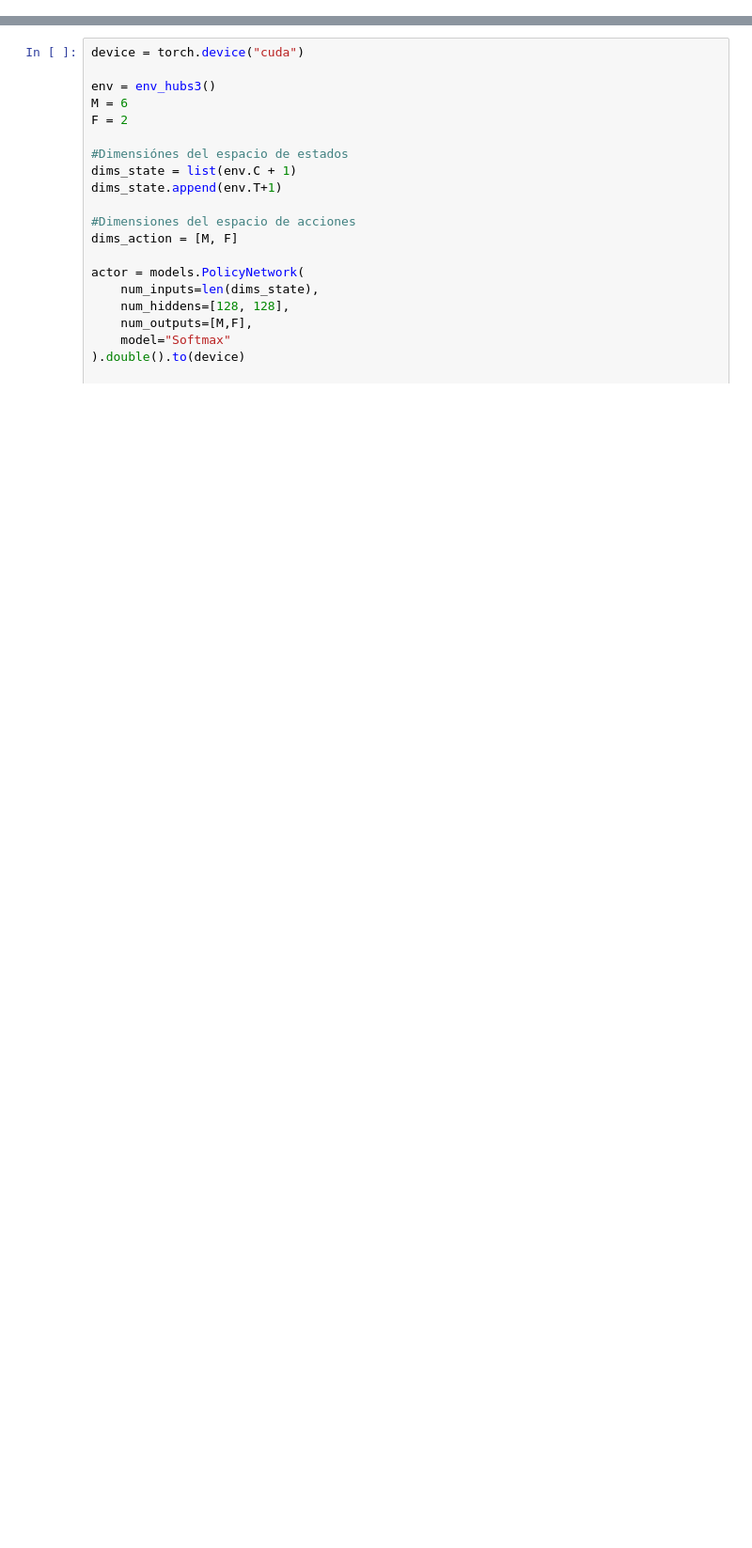
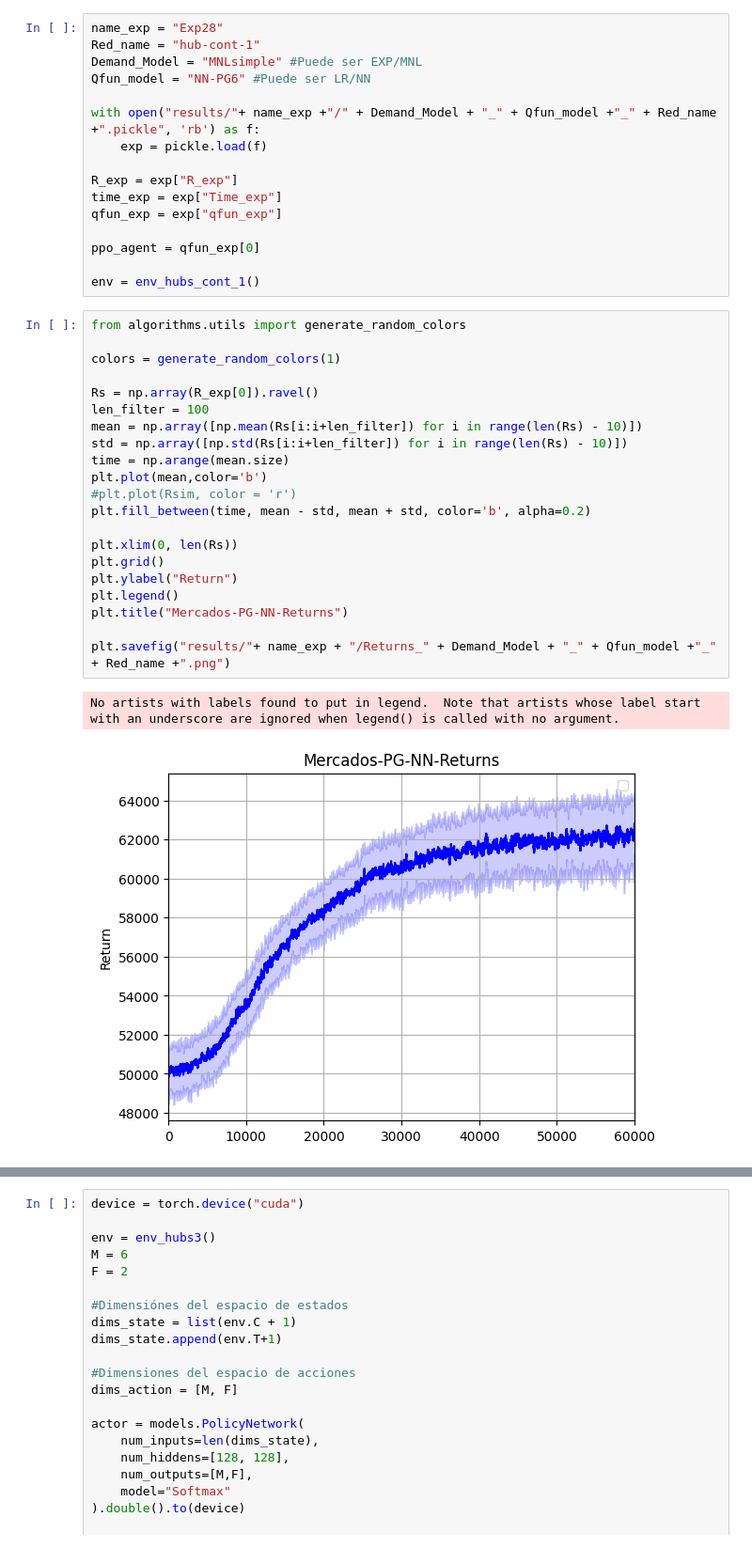
Before and after one commit to Oseluss/RMS, a Jupyter notebook: bench-test.ipynb, the cells around one changed output, grey strips where cells are left out. Shown at 94% size. Cells and saved outputs as stored; diff of their text form; blank space fills up the shorter version.

```diff
--- a/bench-test.ipynb
+++ b/bench-test.ipynb
@@ -21,0 +69,40 @@ from algorithms.utils import Buffer
+# %%
+name_exp = "Exp28"
+Red_name = "hub-cont-1"
+Demand_Model = "MNLsimple" #Puede ser EXP/MNL
+Qfun_model = "NN-PG6" #Puede ser LR/NN
+
+with open("results/"+ name_exp +"/" + Demand_Model + "_" + Qfun_model +"_" + Red_name +".pickle", 'rb') as f:
+    exp = pickle.load(f)
+
+R_exp = exp["R_exp"]
+time_exp = exp["Time_exp"]
+qfun_exp = exp["qfun_exp"]
+
+ppo_agent = qfun_exp[0]
+
+env = env_hubs_cont_1()
+# %%
+from algorithms.utils import generate_random_colors
+
+colors = generate_random_colors(1)
+
+Rs = np.array(R_exp[0]).ravel()
+len_filter = 100
+mean = np.array([np.mean(Rs[i:i+len_filter]) for i in range(len(Rs) - 10)])
+std = np.array([np.std(Rs[i:i+len_filter]) for i in range(len(Rs) - 10)])
+time = np.arange(mean.size)
+plt.plot(mean,color='b')
+#plt.plot(Rsim, color = 'r')
+plt.fill_between(time, mean - std, mean + std, color='b', alpha=0.2)
+
+plt.xlim(0, len(Rs))
+plt.grid()
+plt.ylabel("Return")
+plt.legend()
+plt.title("Mercados-PG-NN-Returns")
+
+plt.savefig("results/"+ name_exp + "/Returns_" + Demand_Model + "_" + Qfun_model +"_" + Red_name +".png")
+# %% [output]
+No artists with labels found to put in legend.  Note that artists whose label start with an underscore are ignored when legend() is called with no argument.
+[figure, added]
```
Also changed, not shown: parts of 13 cells of this notebook, 12 other files.
